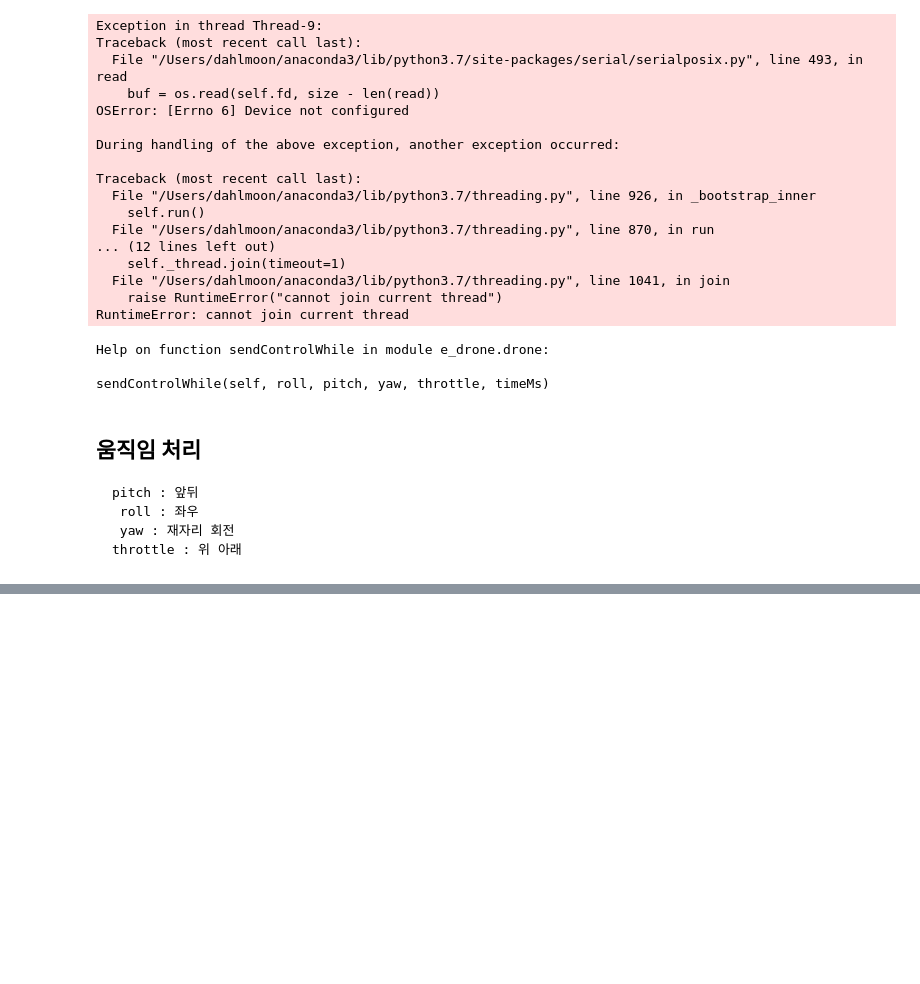
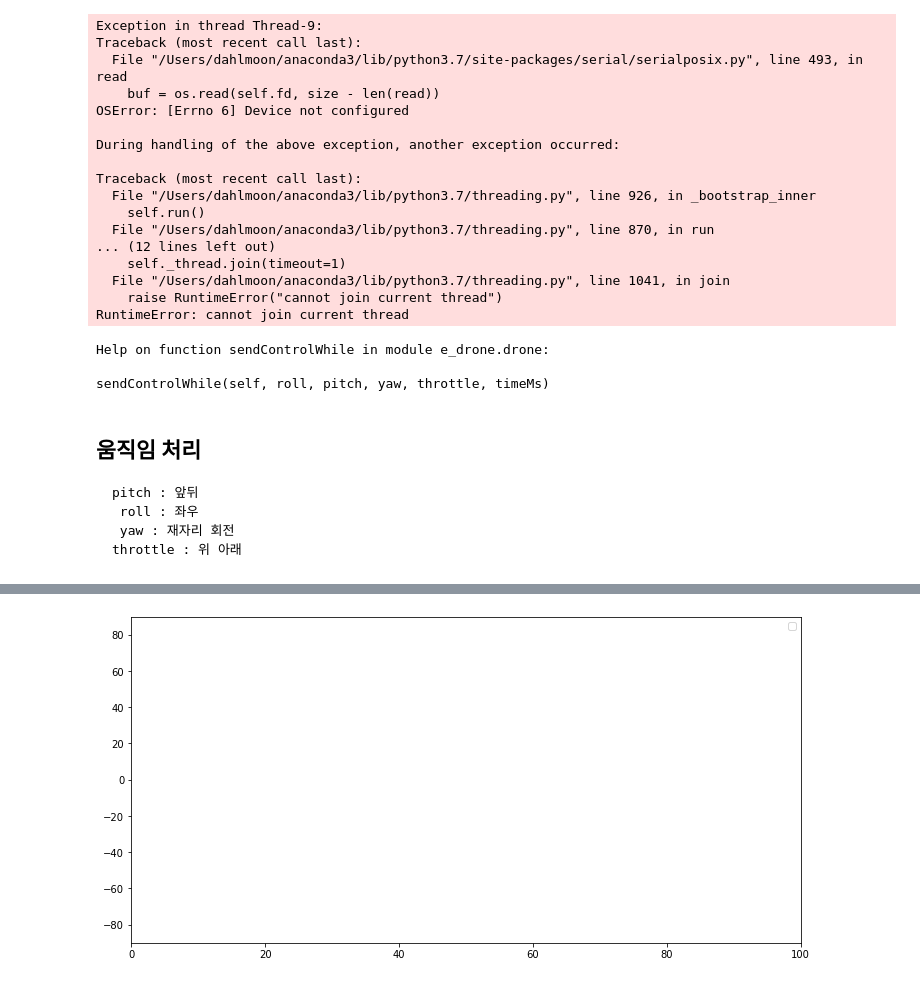
Before and after one commit to zerosum99/drone_python, a Jupyter notebook: Untitled.ipynb, the cells around one changed output, grey strips where cells are left out. Drawn from its saved outputs; the diff is of its cells as text; code cells hidden in the pictures; blank space fills up the shorter version.

```diff
--- a/Untitled.ipynb
+++ b/Untitled.ipynb
@@ -244,3 +242,85 @@ sendControlWhile(self, roll, pitch, yaw, throttle, timeMs)
      roll : 좌우
      yaw : 재자리 회전
     throttle : 위 아래
+# %%
+from matplotlib import pyplot as plt
+from matplotlib import animation
+import numpy as np
+from e_drone.drone import *
+from e_drone.protocol import *
+
+roll = 0.
+pitch = 0.
+yaw = 0.
+height = 0.
+
+def eventAttitude(attitude):
+    global roll, pitch, yaw
+    print("eventAttitude() / {0:0.1f}, {1:0.1f}, {2:0.1f}".format(attitude.roll, attitude.pitch, attitude.yaw))
+    roll = attitude.roll
+    pitch = attitude.pitch
+    yaw = attitude.yaw
+
+def eventAltitude(altitude):
+    global height
+    print("Height : ", str(altitude.rangeHeight))
+    height = altitude.rangeHeight*100
+
+def init():
+    return (line1, line2, line3, line4)
+
+def animate(i):
+    drone.sendRequest(DeviceType.Drone, DataType.Attitude)
+    drone.sendRequest(DeviceType.Drone, DataType.Altitude)
+
+    old_roll = line1.get_ydata()
+    new_roll = np.r_[old_roll[1:], roll]
+    line1.set_ydata(new_roll)
+
+    old_pitch = line2.get_ydata()
+    new_pitch = np.r_[old_pitch[1:], pitch]
+    line2.set_ydata(new_pitch)
+
+    old_yaw = line3.get_ydata()
+    new_yaw = np.r_[old_yaw[1:], yaw]
+    line3.set_ydata(new_yaw)
+
+    old_height = line4.get_ydata()
+    new_height = np.r_[old_height[1:], height]
+    line4.set_ydata(new_height)
+
+    return (line1, line2, line3, line4)
+
+drone = Drone()
+drone.open()
+
+fig = plt.figure(figsize=(12,6))
+ax = plt.axes(xlim=(0, 100), ylim=(-90, 90))
+plt.legend()
+line1, = ax.plot([], [], lw=2)
+line2, = ax.plot([], [], lw=2)
+line3, = ax.plot([], [], lw=2)
+line4, = ax.plot([], [], lw=2)
+
+max_points = 100
+line1, = ax.plot(np.arange(max_points), np.ones(max_points, dtype=np.float)*np.nan, lw=2, label='roll')
+line2, = ax.plot(np.arange(max_points), np.ones(max_points, dtype=np.float)*np.nan, lw=2, label='pitch')
+line3, = ax.plot(np.arange(max_points), np.ones(max_points, dtype=np.float)*np.nan, lw=2, label='yaw')
+line4, = ax.plot(np.arange(max_points), np.ones(max_points, dtype=np.float)*np.nan, lw=2, label='height')
+
+drone.setEventHandler(DataType.Attitude, eventAttitude)
+drone.setEventHandler(DataType.Altitude, eventAltitude)
+
+anim = animation.FuncAnimation(
+                                fig,
+                                animate,
+                                init_func=init,
+                                frames=200,
+                                interval=100,
+                                blit=False
+                            )
+
+plt.show()
+drone.close()
+print("All done")
+# %% [output]
@@ -246,0 +328 @@ sendControlWhile(self, roll, pitch, yaw, throttle, timeMs)
+[figure, added]
```
Also changed, not shown: parts of 2 cells of this notebook, 3 other files.
